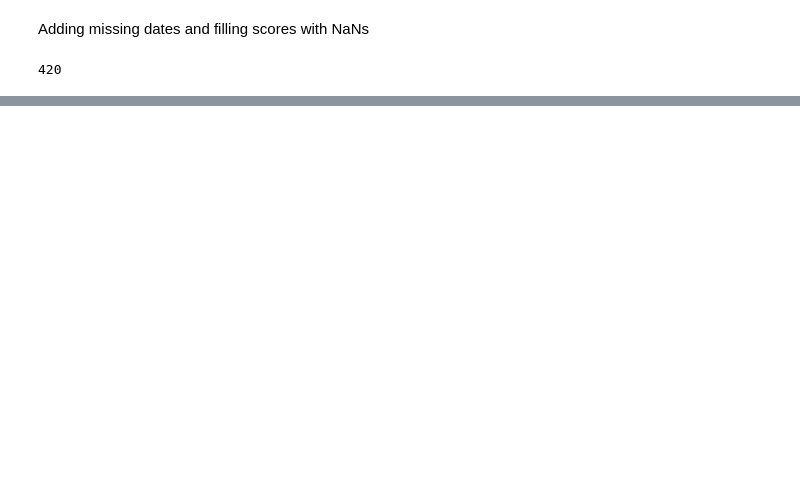
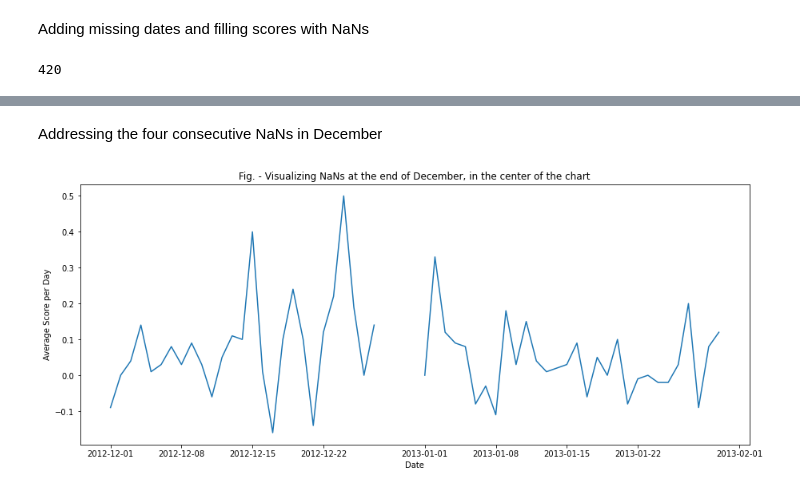
Before and after one commit to Carloselrecharlie/CA2_2ndSem, a Jupyter notebook: CA2_2ndSem.ipynb, the cells around one changed output, grey strips where cells are left out. Saved outputs shown, nothing was run; the diff lists cells and outputs as text; code cells hidden in the pictures; blank space fills up the shorter version.

```diff
--- a/CA2_2ndSem.ipynb
+++ b/CA2_2ndSem.ipynb
@@ -1048,0 +1115,21 @@ print(" there are missing dates->",missingDates.count());missingDates.show()
+# %% [markdown]
+Addressing the four consecutive NaNs in December
+# %%
+# Putting them in closer context, visualizing two months
+
+#selecting the frame
+interpol= averageScoresPd.loc['2012-12-01':'2013-01-30']
+
+plt.figure(figsize=(15, 6))  #set the figure size
+
+
+# Plotting scores
+plt.plot(interpol)
+
+# Formatting the plot
+plt.xlabel('Date')
+plt.ylabel('Average Score per Day')
+plt.title('Fig. - Visualizing NaNs at the end of December, in the center of the chart')
+plt.show()
+# %% [output]
+[figure, added]
```
Also changed, not shown: parts of 77 cells of this notebook, 1 other file.
